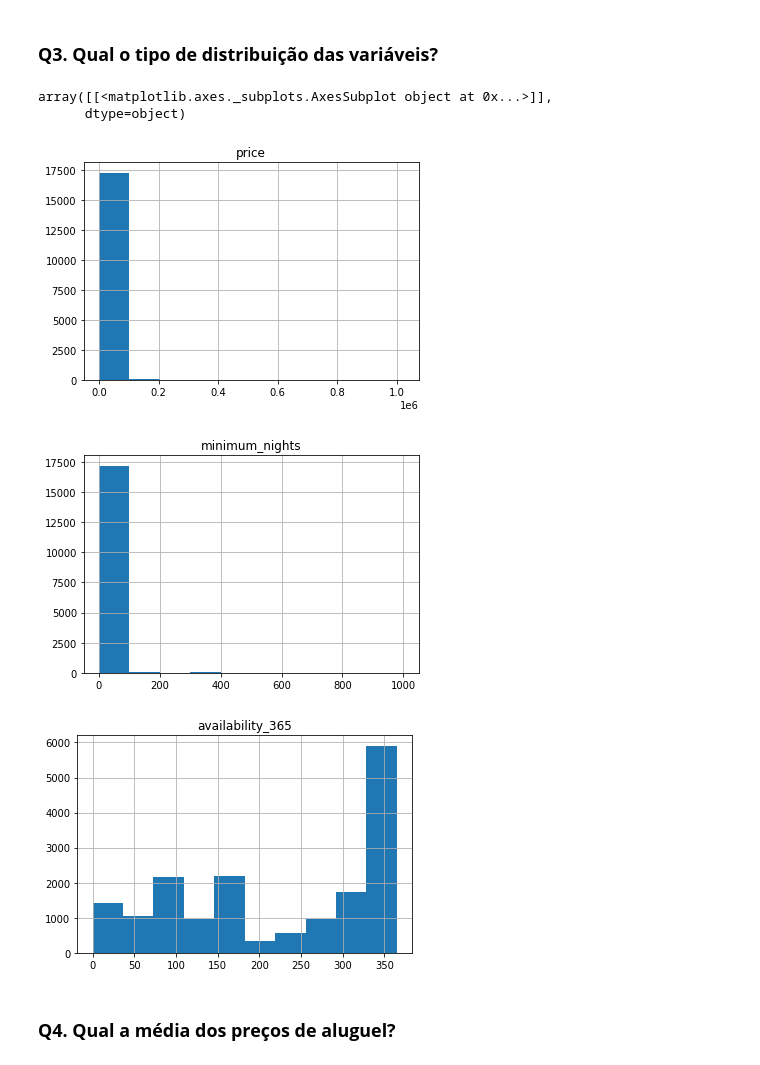
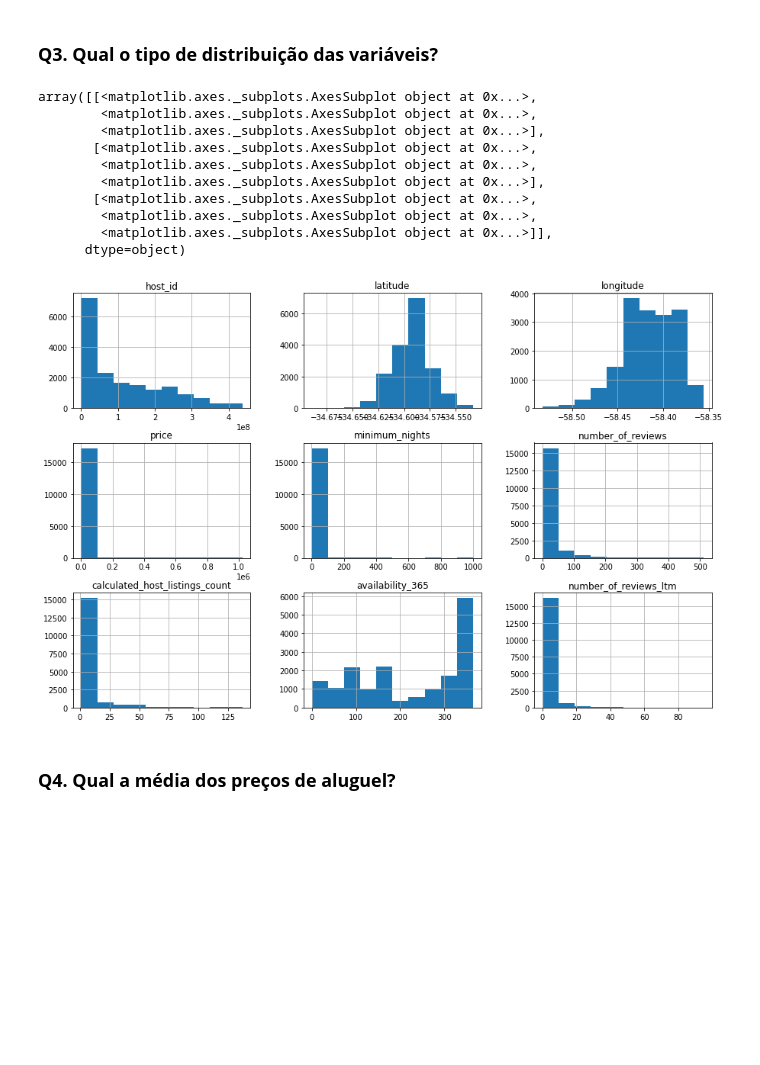
Before and after one commit to AlvesNelly/projeto_airbnb, a Jupyter notebook: [Buenos_Aires]_Analisando_os_Dados_do_Airbnb.ipynb, the cells around one changed output. Drawn from its saved outputs; the diff is of its cells as text; code cells hidden in the pictures; blank space fills up the shorter version.

```diff
--- a/[Buenos_Aires]_Analisando_os_Dados_do_Airbnb.ipynb
+++ b/[Buenos_Aires]_Analisando_os_Dados_do_Airbnb.ipynb
@@ -211,15 +229,19 @@ host_name_null = df_buenos_aires[df_buenos_aires.host_name.isnull()]
 ### **Q3. Qual o tipo de distribuição das variáveis?**
 # %%
 # plotar o histograma das variáveis numéricas
-df_buenos_aires.hist('price')
-df_buenos_aires.hist('minimum_nights')
-df_buenos_aires.hist('availability_365')
+df_buenos_aires.hist(bins=10, figsize=(15,10))
 # %% [output]
-array([[<matplotlib.axes._subplots.AxesSubplot object at 0x...>]],
+array([[<matplotlib.axes._subplots.AxesSubplot object at 0x...>,
+        <matplotlib.axes._subplots.AxesSubplot object at 0x...>,
+        <matplotlib.axes._subplots.AxesSubplot object at 0x...>],
+       [<matplotlib.axes._subplots.AxesSubplot object at 0x...>,
+        <matplotlib.axes._subplots.AxesSubplot object at 0x...>,
+        <matplotlib.axes._subplots.AxesSubplot object at 0x...>],
+       [<matplotlib.axes._subplots.AxesSubplot object at 0x...>,
+        <matplotlib.axes._subplots.AxesSubplot object at 0x...>,
+        <matplotlib.axes._subplots.AxesSubplot object at 0x...>]],
       dtype=object)
-[figure, old version]
+[figure, new version]
-[figure, removed]
-[figure, removed]
 # %% [markdown]
 ### **Q4. Qual a média dos preços de aluguel?**
 # %%
```
Also changed, not shown: parts of 10 cells of this notebook.
